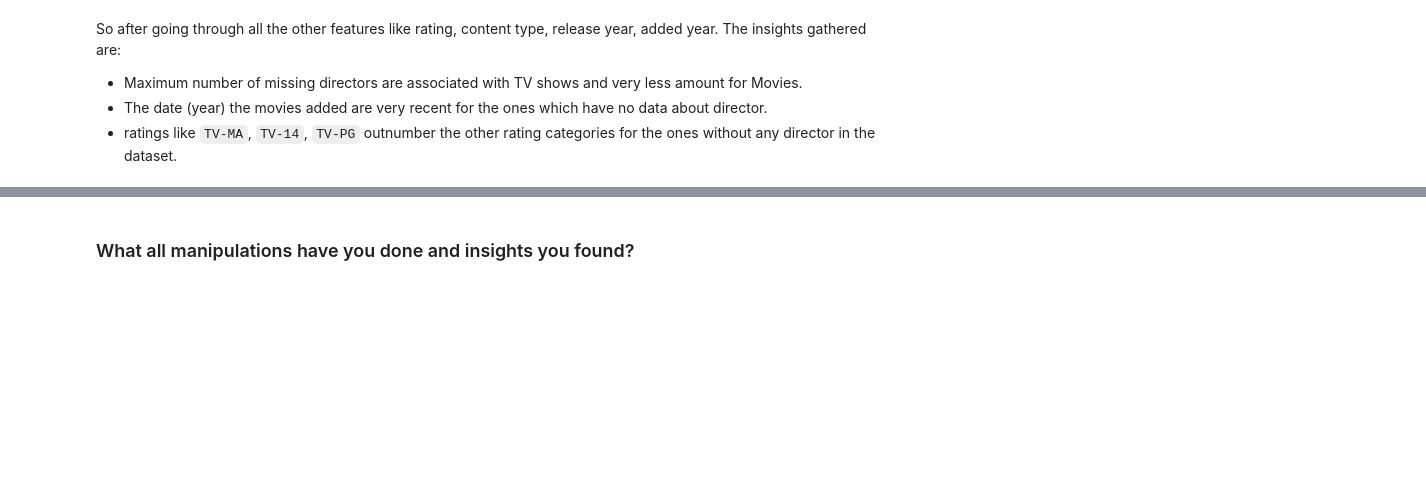
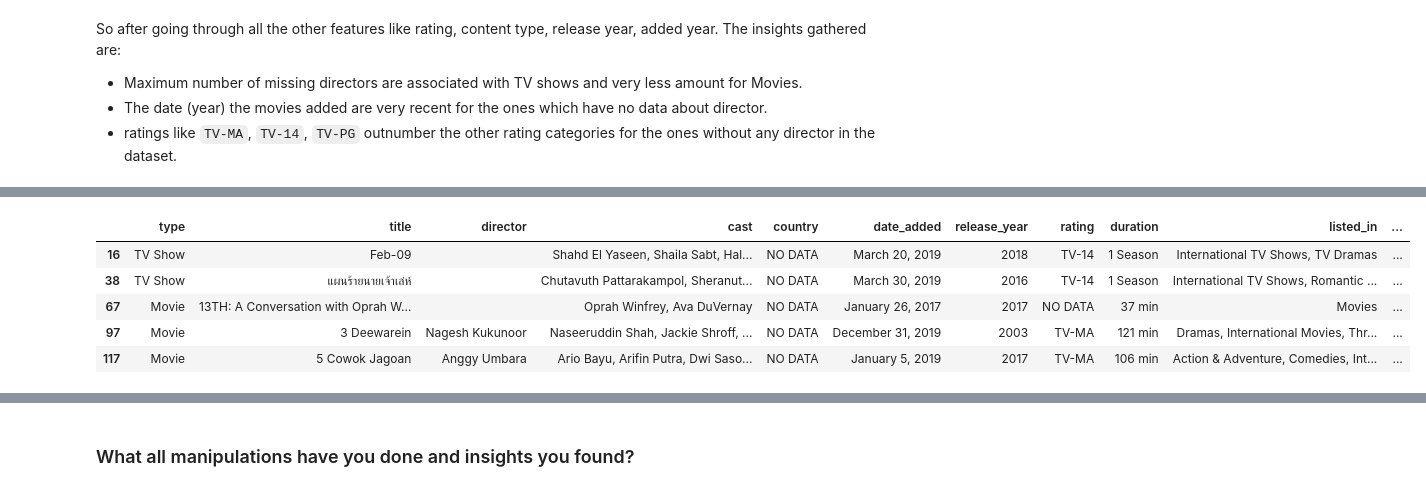
Before and after one commit to 007tickooayush/ML-Unsupervised-Netflix-Clustering-Recommendation-Project, a Jupyter notebook: Ayush_Tickoo_ML_Capstone_Unsupervised_Project.ipynb, the cells around one changed output, grey strips where cells are left out. Cells and saved outputs as stored; diff of their text form; code cells hidden in the pictures; blank space fills up the shorter version.

```diff
--- a/Ayush_Tickoo_ML_Capstone_Unsupervised_Project.ipynb
+++ b/Ayush_Tickoo_ML_Capstone_Unsupervised_Project.ipynb
@@ -588,0 +606,11 @@ So after going through all the other features like rating, content type, release
+# %%
+country_nan_df = df[df['country'] == 'NO DATA']
+# %%
+country_nan_df.head()
+# %% [output]
+|  | type | title | director | cast | country | date_added | release_year | rating | duration | listed_in | ... |
+| 16 | TV Show | Feb-09 |  | Shahd El Yaseen, Shaila Sabt, Hal... | NO DATA | March 20, 2019 | 2018 | TV-14 | 1 Season | International TV Shows, TV Dramas | ... |
+| 38 | TV Show | แผนร้ายนายเจ้าเล่ห์ |  | Chutavuth Pattarakampol, Sheranut... | NO DATA | March 30, 2019 | 2016 | TV-14 | 1 Season | International TV Shows, Romantic ... | ... |
+| 67 | Movie | 13TH: A Conversation with Oprah W... |  | Oprah Winfrey, Ava DuVernay | NO DATA | January 26, 2017 | 2017 | NO DATA | 37 min | Movies | ... |
+| 97 | Movie | 3 Deewarein | Nagesh Kukunoor | Naseeruddin Shah, Jackie Shroff, ... | NO DATA | December 31, 2019 | 2003 | TV-MA | 121 min | Dramas, International Movies, Thr... | ... |
+| 117 | Movie | 5 Cowok Jagoan | Anggy Umbara | Ario Bayu, Arifin Putra, Dwi Saso... | NO DATA | January 5, 2019 | 2017 | TV-MA | 106 min | Action & Adventure, Comedies, Int... | ... |
```
Also changed, not shown: parts of 17 cells of this notebook.
